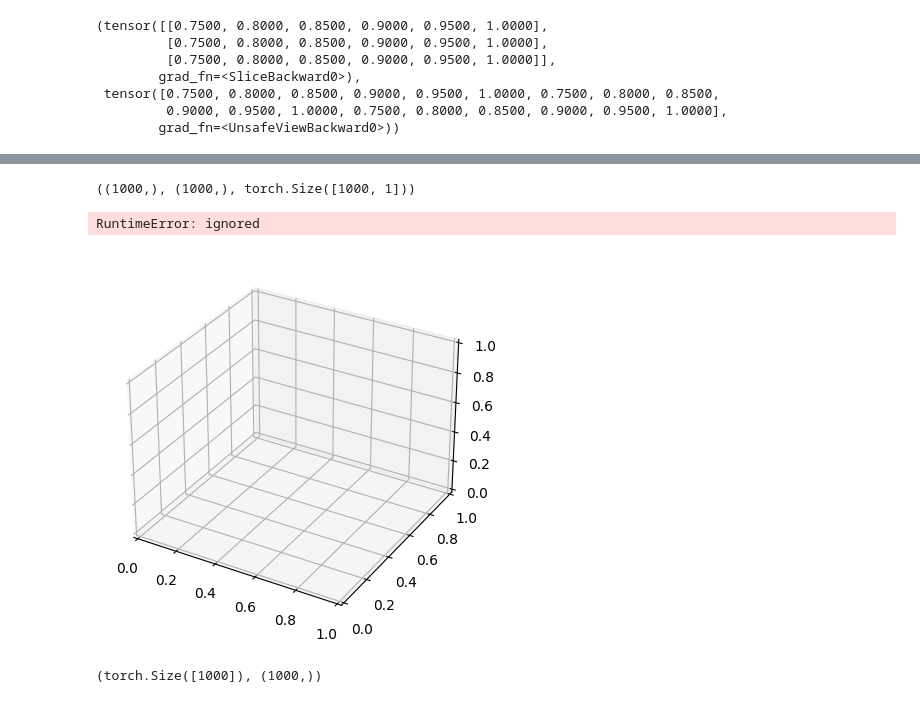
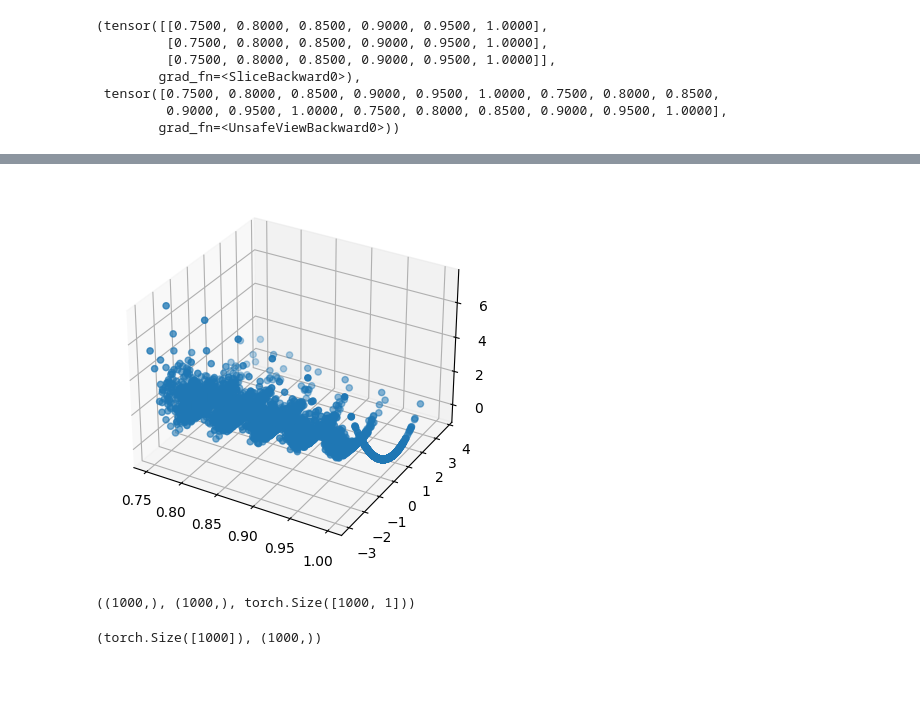
Before and after one commit to arashfahim/Stochastic_Control_FSU, a Jupyter notebook: Discrete_time_DPP.ipynb, the cells around one changed output, grey strips where cells are left out. Saved outputs shown, nothing was run; the diff lists cells and outputs as text; code cells hidden in the pictures; blank space fills up the shorter version.

```diff
--- a/Discrete_time_DPP.ipynb
+++ b/Discrete_time_DPP.ipynb
@@ -697,23 +737,13 @@ plt.show()
+# %%
+fig, ax = plt.subplots(subplot_kw=dict(projection='3d'))
+ax.scatter(tx[:,0].reshape(-1).clone().detach().numpy(),tx[:,1].reshape(-1).clone().detach().numpy(), v2.Y.reshape(-1).clone().detach())
+plt.show()
+# %% [output]
+[figure, added]
 # %%
 x2d[:,0].numpy().shape,x2d[:,1].numpy().shape, val_func(x2d).clone().detach().shape
 # %% [output]
 ((1000,), (1000,), torch.Size([1000, 1]))
-# %%
-# %matplotlib widget
-fig = plt.figure()
-ax = fig.add_subplot(111, projection='3d')
-
-surf = ax.plot_trisurf(x2d[:,0].numpy(),x2d[:,1].numpy(), val_func(x2d).squeeze(-1).clone().detach(), cmap=cm.jet, linewidth=0, alpha=0.4)
-fig.colorbar(surf)
-
-ax.xaxis.set_major_locator(MaxNLocator(5))
-ax.yaxis.set_major_locator(MaxNLocator(6))
-ax.zaxis.set_major_locator(MaxNLocator(5))
-
-fig.tight_layout();
-# %% [output]
-RuntimeError: ignored
-[figure, removed]
 # %%
 a = x2d[:,1]
 b =val_func(x2d).clone().detach().squeeze(-1).numpy()
```
Also changed, not shown: parts of 28 cells of this notebook.
